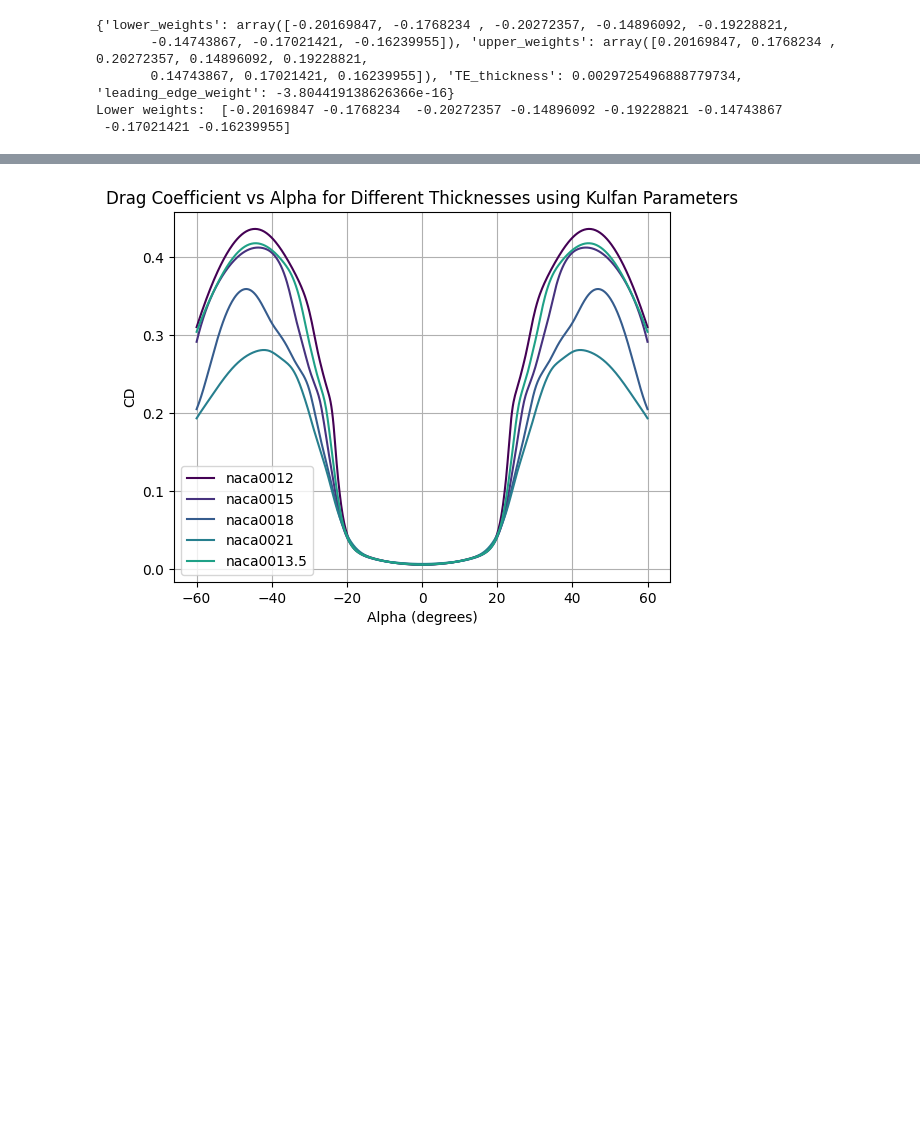
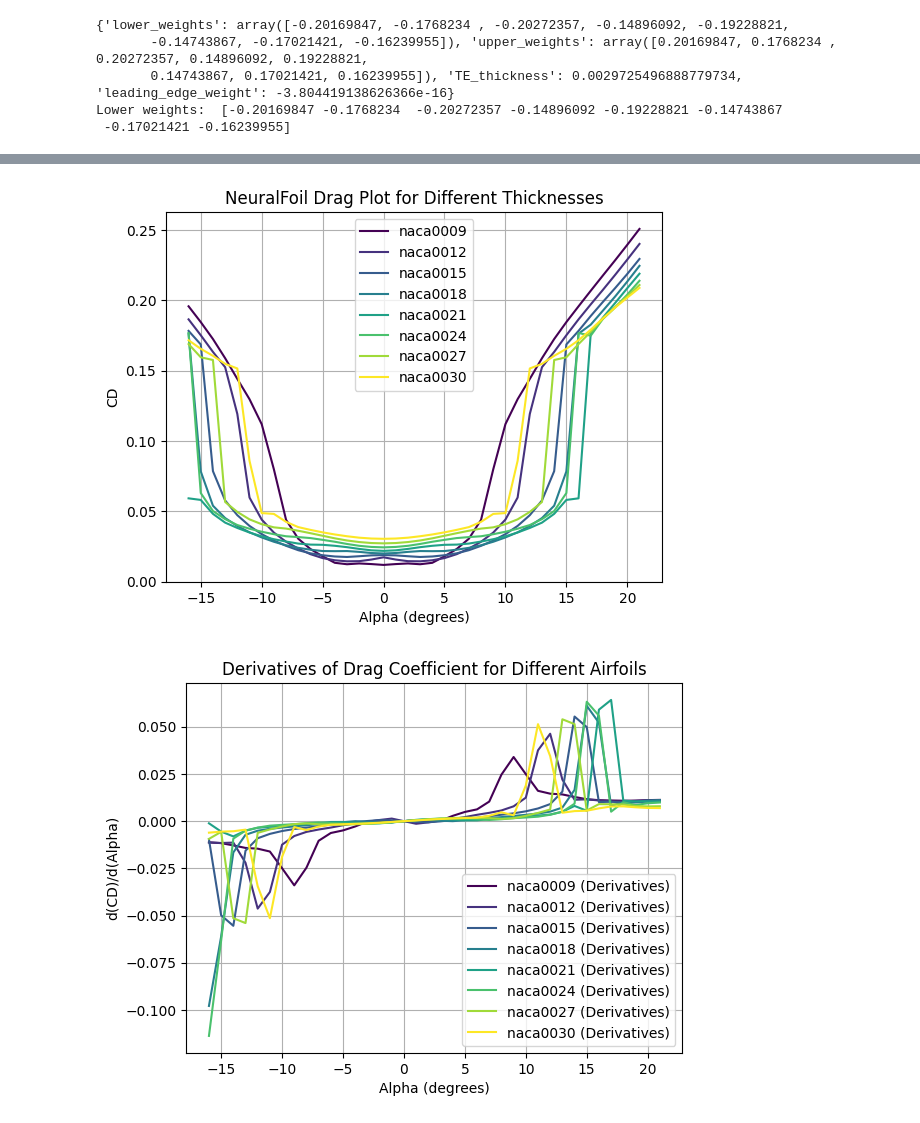
Before and after one commit to janettekwong/FlowLab, a Jupyter notebook: NeuralFoil/nf_kulfan.ipynb, the cells around one changed output, grey strips where cells are left out. Cells and saved outputs as stored; diff of their text form; code cells hidden in the pictures; blank space fills up the shorter version.

```diff
--- a/NeuralFoil/nf_kulfan.ipynb
+++ b/NeuralFoil/nf_kulfan.ipynb
@@ -10,12 +11,12 @@ import aerosandbox as asb
 # %%
 # Set parameters
-Re = 5e6
-alphas_nf = np.linspace(-60, 60, 600)
+Re = 1e5
+alphas_nf = np.arange(-16, 22, 1) # np.linspace(-60, 60, 600)
 airfoil = asb.Airfoil("naca0014")
 models = ["xxsmall", "xsmall", "small", "medium", "large", "xlarge", "xxlarge", "xxxlarge"]
 
 # Choose a group of airfoils
-thickness_airfoils = ["naca0012", "naca0015", "naca0018", "naca0021"]
+thickness_airfoils = ["naca0009", "naca0012", "naca0015", "naca0018", "naca0021", "naca0024", "naca0027", "naca0030"]
 camber_airfoils = ["naca0012", "naca2412", "naca4412"]
 # %%
 # Global colormap data
@@ -234,5 +547,5 @@ Name: "naca0015"
 # %%
-# Plot the lift for the airfoils in the bank
+# Plot the drag for the airfoils in the bank
 
 # Create a figure and an axis
 fig, ax = plt.subplots()
@@ -253,12 +566,12 @@ for idx, airfoil_name in enumerate(airfoil_names):
         Re=Re,
         model_size="xxxlarge"
     )
-    ax.plot(alphas_nf, aero["CL"], label=airfoil_name, color=cmap(norm(idx)))
+    ax.plot(alphas_nf, aero["CD"], label=airfoil_name, color=cmap(norm(idx)))
 
 # Add labels, title, and colorbar
 ax.set_xlabel("Alpha (degrees)")
-ax.set_ylabel("CL")
-ax.set_title("Lift Coefficient vs Alpha for Different Thicknesses using Kulfan Parameters")
+ax.set_ylabel("CD")
+ax.set_title("NeuralFoil Drag Plot for Different Thicknesses")
 ax.legend()
 ax.grid(True)
 # %% [output]
@@ -266,32 +661,63 @@ ax.grid(True)
 # %%
 # Plot the drag for the airfoils in the bank
 
 # Create a figure and an axis
 fig, ax = plt.subplots()
 
 # Get the list of all airfoil names in the bank
 airfoil_names = kulfan_bank.list_airfoils()
+
+# Dictionary to store derivatives for each airfoil
+drag_derivatives = {}
+
+# Function to compute numerical derivatives
+def numerical_derivative(alpha, cd):
+    return np.gradient(cd, alpha)
 
 # Plot aero data for each model size using an index for the color
 for idx, airfoil_name in enumerate(airfoil_names):
 
     # Get kulfan parameters
     kulfan_params = kulfan_bank.get_airfoil(airfoil_name)
 
     # Create aero dictionary
     aero = nf.get_aero_from_kulfan_parameters(
         kulfan_parameters=kulfan_params,
         alpha=alphas_nf,
         Re=Re,
         model_size="xxxlarge"
     )
     ax.plot(alphas_nf, aero["CD"], label=airfoil_name, color=cmap(norm(idx)))
 
-# Add labels, title, and colorbar
+    # Compute the numerical derivatives of the drag coefficient
+    derivatives = numerical_derivative(alphas_nf, aero["CD"])
+    drag_derivatives[airfoil_name] = derivatives
+
+# Add labels, title, and colorbar to the drag plot
 ax.set_xlabel("Alpha (degrees)")
 ax.set_ylabel("CD")
-ax.set_title("Drag Coefficient vs Alpha for Different Thicknesses using Kulfan Parameters")
+ax.set_title("NeuralFoil Drag Plot for Different Thicknesses")
 ax.legend()
 ax.grid(True)
+
+# Create a new figure and axis for the derivatives plot
+fig_derivatives, ax_derivatives = plt.subplots()
+
+# Plot the derivatives for each airfoil
+for idx, (airfoil_name, derivatives) in enumerate(drag_derivatives.items()):
+    ax_derivatives.plot(
+        alphas_nf, derivatives, label=f"{airfoil_name} (Derivatives)", color=cmap(norm(idx))
+    )
+
+# Add labels, title, and legend to the derivatives plot
+ax_derivatives.set_xlabel("Alpha (degrees)")
+ax_derivatives.set_ylabel("d(CD)/d(Alpha)")
+ax_derivatives.set_title("Derivatives of Drag Coefficient for Different Airfoils")
+ax_derivatives.legend()
+ax_derivatives.grid(True)
+
+# Show both plots
+plt.show()
 # %% [output]
-[figure, old version]
+[figure, new version]
+[figure, added]
```
Also changed, not shown: parts of 11 cells of this notebook, 4 other files.
